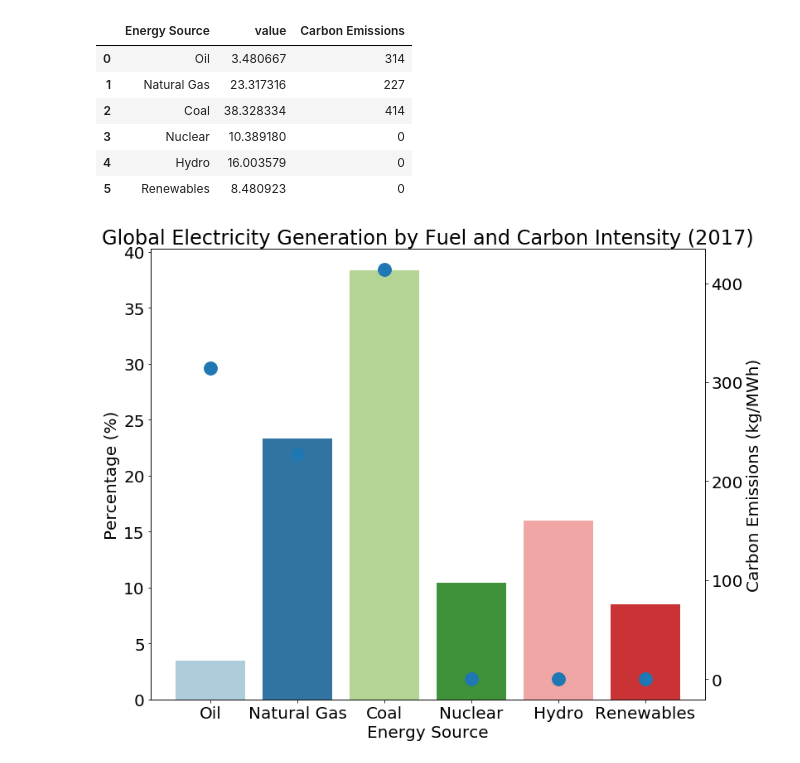
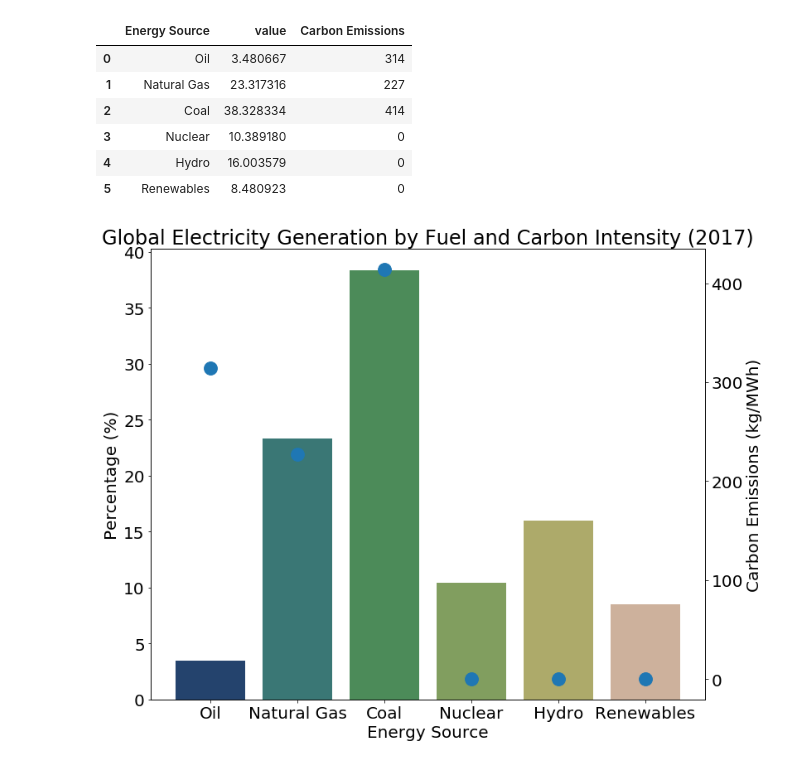
Before and after one commit to alexanderkell/elecsim-paper, a Jupyter notebook: visualisation/jupyter/power_plant_cost_table/global_electricity_generation.ipynb, the cells around one changed output. Cells and saved outputs as stored; diff of their text form; code cells hidden in the pictures.

```diff
--- a/visualisation/jupyter/power_plant_cost_table/global_electricity_generation.ipynb
+++ b/visualisation/jupyter/power_plant_cost_table/global_electricity_generation.ipynb
@@ -42,15 +42,15 @@ energy_usage_long
 energy_usage_long = energy_usage_long.rename(columns={"value":"Percentage (%)"})
 # %%
 
-pal = sns.color_palette("Paired")
+pal = sns.color_palette("gist_earth")
 sns.barplot(x='Energy Source', y='Percentage (%)', data=energy_usage_long, palette=pal)
 ax2 = plt.twinx()
 plt.scatter(data=energy_usage_long, x='Energy Source', y= 'Carbon Emissions', s=250)
 plt.title("Global Electricity Generation by Fuel and Carbon Intensity (2017)")
 plt.ylabel("Carbon Emissions (kg/MWh)")
 plt.rcParams['figure.figsize'] = 12, 10
 
 plt.rcParams.update({'font.size': 20})
 plt.savefig('elec_gen_carbon.png')
 # %% [output]
-[figure, old version]
+[figure, new version]
```
Also changed, not shown: 3 other files.
